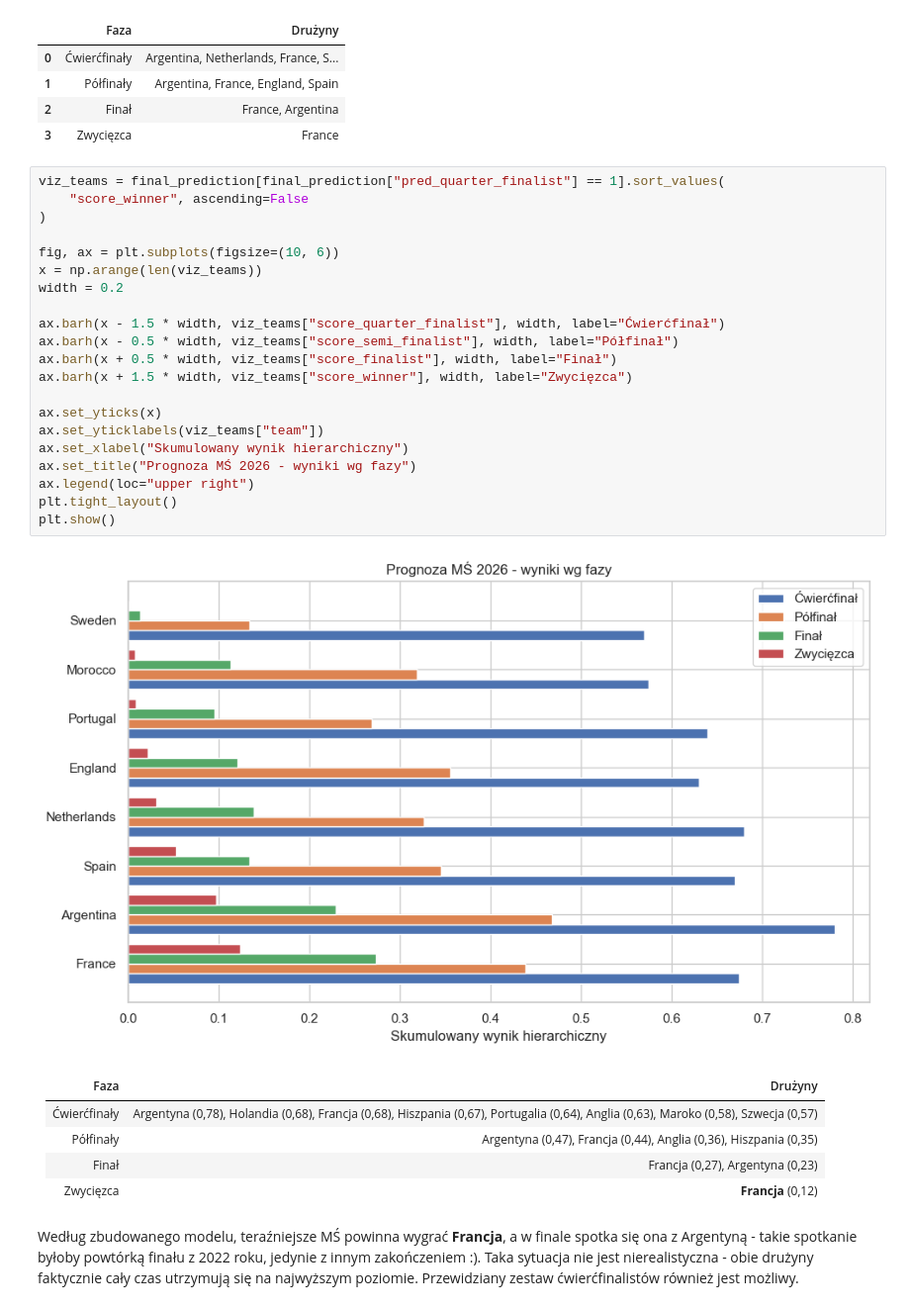
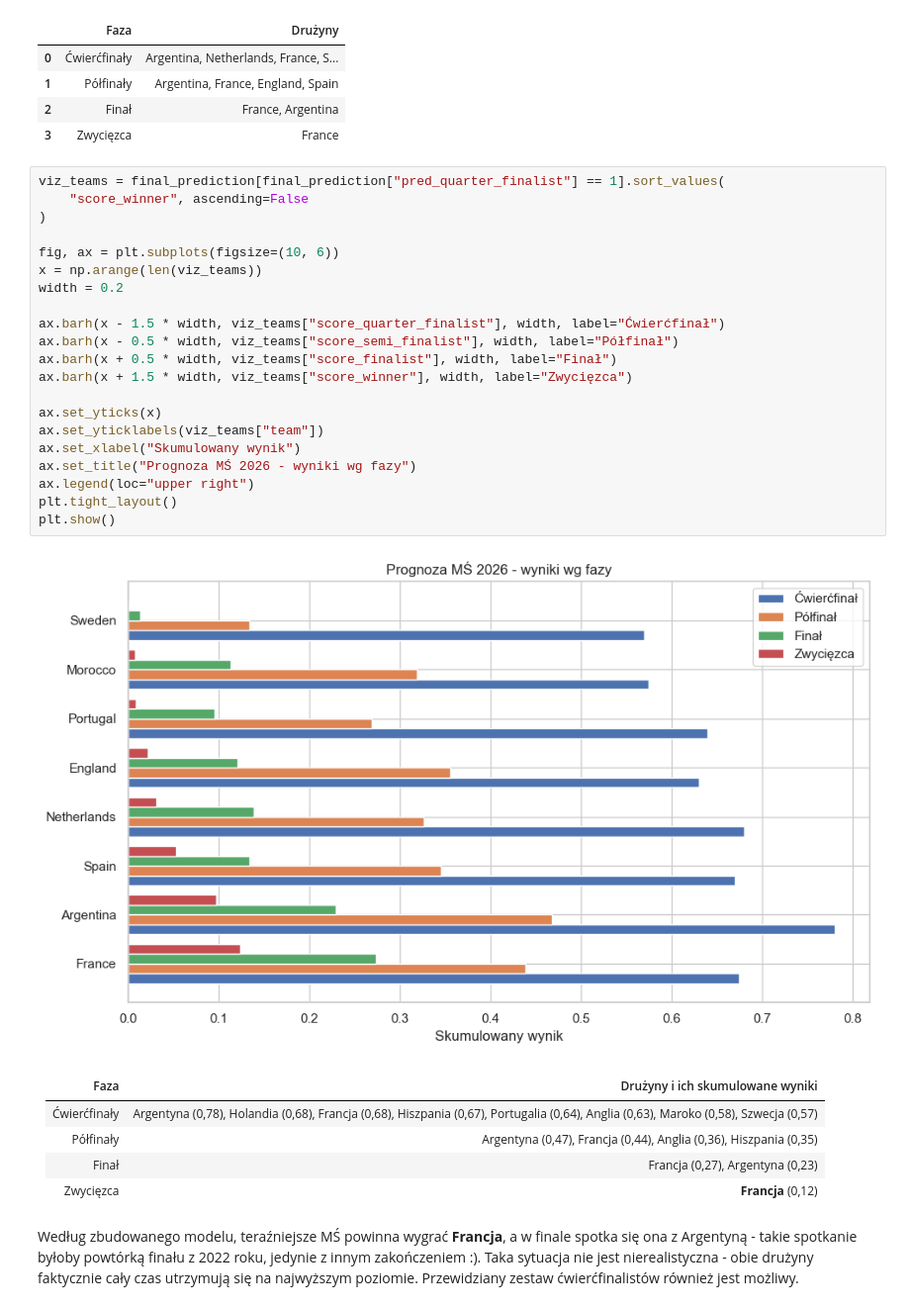
Before and after one commit to piotreuszxx/PwAD, a Jupyter notebook: lab08/PiotrPrzymus_127902_sprawozdanie_lab08.ipynb, the cells around one changed output. Shown at 99% size. Saved outputs shown, nothing was run; the diff lists cells and outputs as text.

```diff
--- a/lab08/PiotrPrzymus_127902_sprawozdanie_lab08.ipynb
+++ b/lab08/PiotrPrzymus_127902_sprawozdanie_lab08.ipynb
@@ -567,28 +567,28 @@ Podsumowanie ścieżki turnieju:
 # %%
 viz_teams = final_prediction[final_prediction["pred_quarter_finalist"] == 1].sort_values(
     "score_winner", ascending=False
 )
 
 fig, ax = plt.subplots(figsize=(10, 6))
 x = np.arange(len(viz_teams))
 width = 0.2
 
 ax.barh(x - 1.5 * width, viz_teams["score_quarter_finalist"], width, label="Ćwierćfinał")
 ax.barh(x - 0.5 * width, viz_teams["score_semi_finalist"], width, label="Półfinał")
 ax.barh(x + 0.5 * width, viz_teams["score_finalist"], width, label="Finał")
 ax.barh(x + 1.5 * width, viz_teams["score_winner"], width, label="Zwycięzca")
 
 ax.set_yticks(x)
 ax.set_yticklabels(viz_teams["team"])
-ax.set_xlabel("Skumulowany wynik hierarchiczny")
+ax.set_xlabel("Skumulowany wynik")
 ax.set_title("Prognoza MŚ 2026 - wyniki wg fazy")
 ax.legend(loc="upper right")
 plt.tight_layout()
 plt.show()
 # %% [output]
-[figure, old version]
+[figure, new version]
 # %% [markdown]
-| Faza | Drużyny|
+| Faza | Drużyny i ich skumulowane wyniki|
 |------|-------------------------------------------|
 | Ćwierćfinały | Argentyna (0,78), Holandia (0,68), Francja (0,68), Hiszpania (0,67), Portugalia (0,64), Anglia (0,63), Maroko (0,58), Szwecja (0,57) |
 | Półfinały | Argentyna (0,47), Francja (0,44), Anglia (0,36), Hiszpania (0,35) |
```
